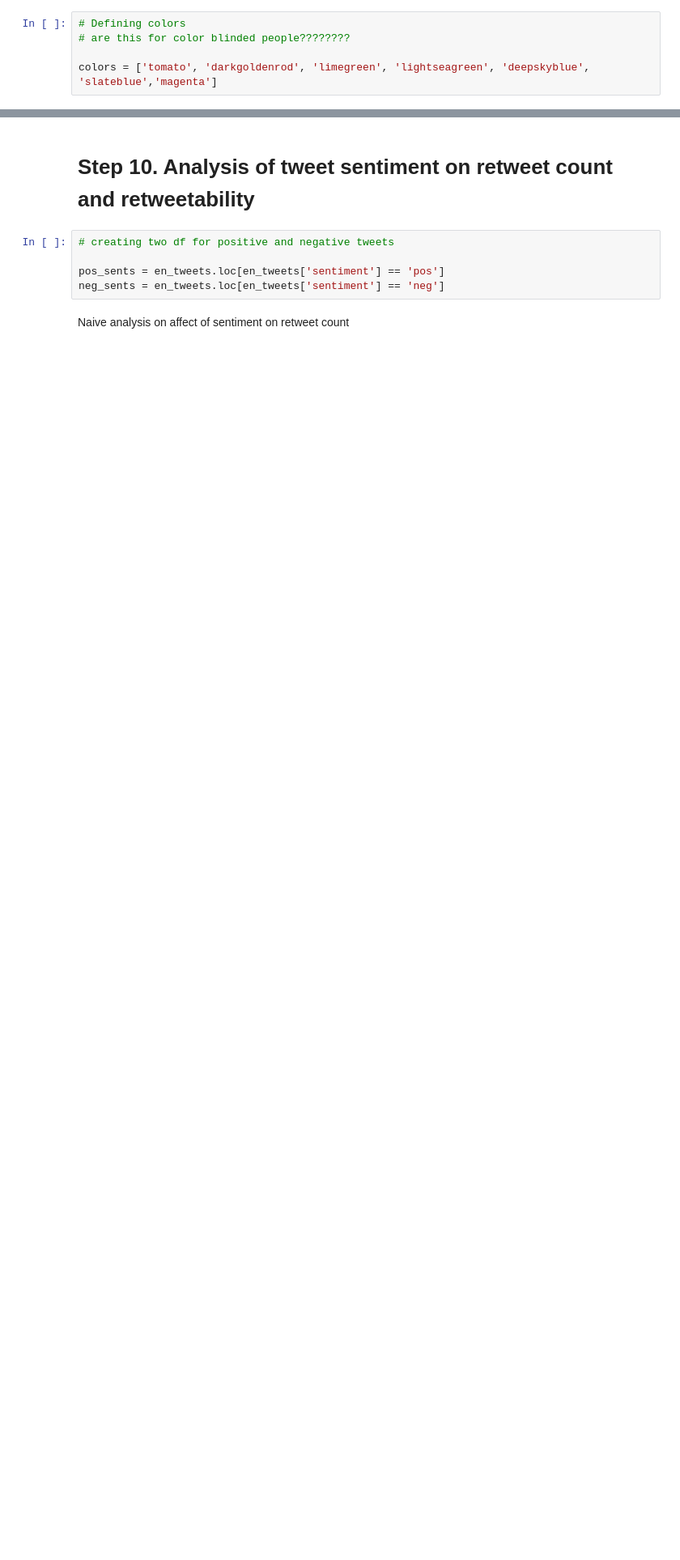
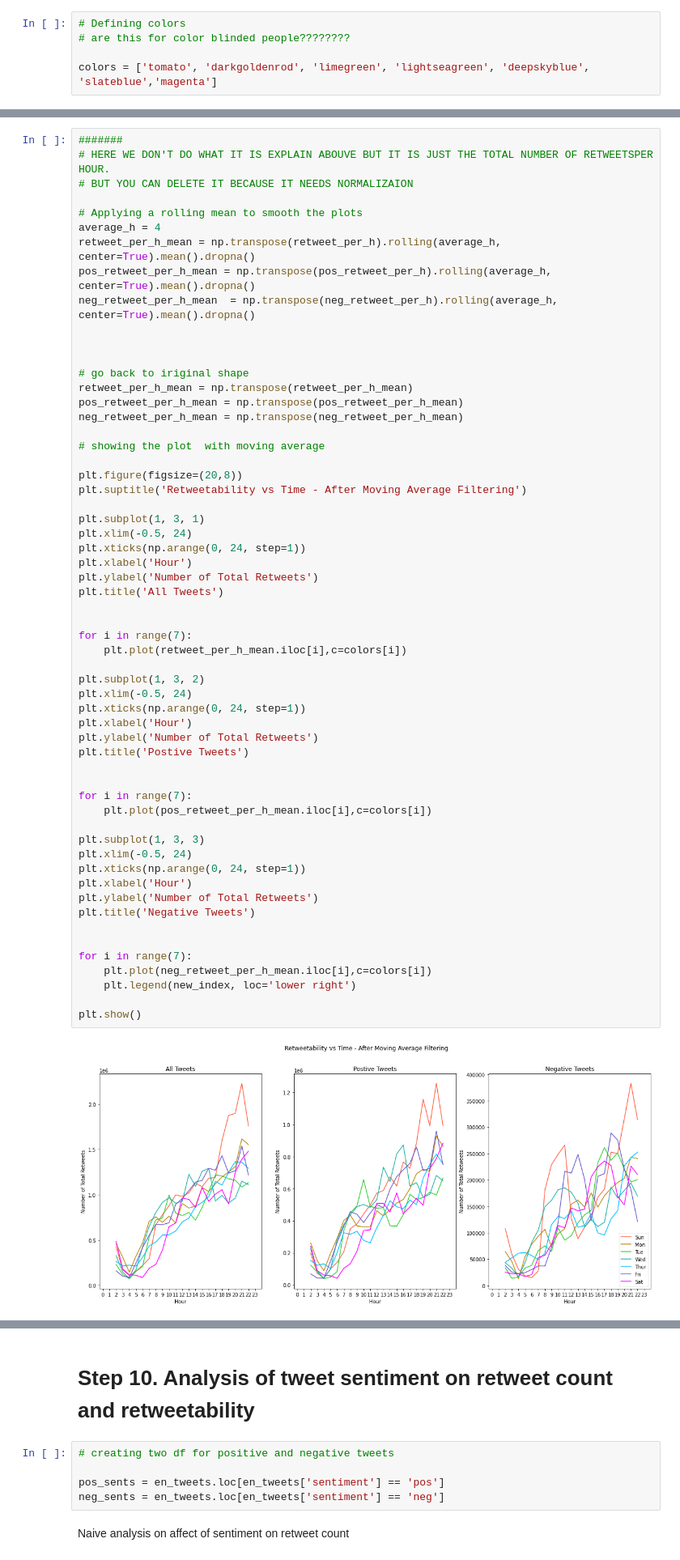
Before and after one commit to epfl-ada/ada-2020-project-milestone-p3-p3_musetti-adaletti, a Jupyter notebook: Creative_extension_analysis.ipynb, the cells around one changed output, grey strips where cells are left out. Shown at 81% size. Cells and saved outputs as stored; diff of their text form; blank space fills up the shorter version.

```diff
--- a/Creative_extension_analysis.ipynb
+++ b/Creative_extension_analysis.ipynb
@@ -741,0 +774,60 @@ neg_retweet_per_h = neg_sents_time.groupby(['day','hour'])['retweet_count'].agg(
+# %%
+#######
+# HERE WE DON'T DO WHAT IT IS EXPLAIN ABOUVE BUT IT IS JUST THE TOTAL NUMBER OF RETWEETSPER HOUR.
+# BUT YOU CAN DELETE IT BECAUSE IT NEEDS NORMALIZAION
+
+# Applying a rolling mean to smooth the plots
+average_h = 4
+retweet_per_h_mean = np.transpose(retweet_per_h).rolling(average_h, center=True).mean().dropna()
+pos_retweet_per_h_mean = np.transpose(pos_retweet_per_h).rolling(average_h, center=True).mean().dropna()
+neg_retweet_per_h_mean  = np.transpose(neg_retweet_per_h).rolling(average_h, center=True).mean().dropna()
+
+
+
+# go back to iriginal shape
+retweet_per_h_mean = np.transpose(retweet_per_h_mean)
+pos_retweet_per_h_mean = np.transpose(pos_retweet_per_h_mean)
+neg_retweet_per_h_mean = np.transpose(neg_retweet_per_h_mean)
+
+# showing the plot  with moving average
+
+plt.figure(figsize=(20,8))
+plt.suptitle('Retweetability vs Time - After Moving Average Filtering')
+
+plt.subplot(1, 3, 1)
+plt.xlim(-0.5, 24)
+plt.xticks(np.arange(0, 24, step=1))
+plt.xlabel('Hour')
+plt.ylabel('Number of Total Retweets')
+plt.title('All Tweets')
+
+
+for i in range(7):
+    plt.plot(retweet_per_h_mean.iloc[i],c=colors[i])
+
+plt.subplot(1, 3, 2)
+plt.xlim(-0.5, 24)
+plt.xticks(np.arange(0, 24, step=1))
+plt.xlabel('Hour')
+plt.ylabel('Number of Total Retweets')
+plt.title('Postive Tweets')
+
+
+for i in range(7):
+    plt.plot(pos_retweet_per_h_mean.iloc[i],c=colors[i])
+
+plt.subplot(1, 3, 3)
+plt.xlim(-0.5, 24)
+plt.xticks(np.arange(0, 24, step=1))
+plt.xlabel('Hour')
+plt.ylabel('Number of Total Retweets')
+plt.title('Negative Tweets')
+
+
+for i in range(7):
+    plt.plot(neg_retweet_per_h_mean.iloc[i],c=colors[i])
+    plt.legend(new_index, loc='lower right')
+
+plt.show()
+# %% [output]
+[figure, added]
```
Also changed, not shown: parts of 44 cells of this notebook.
